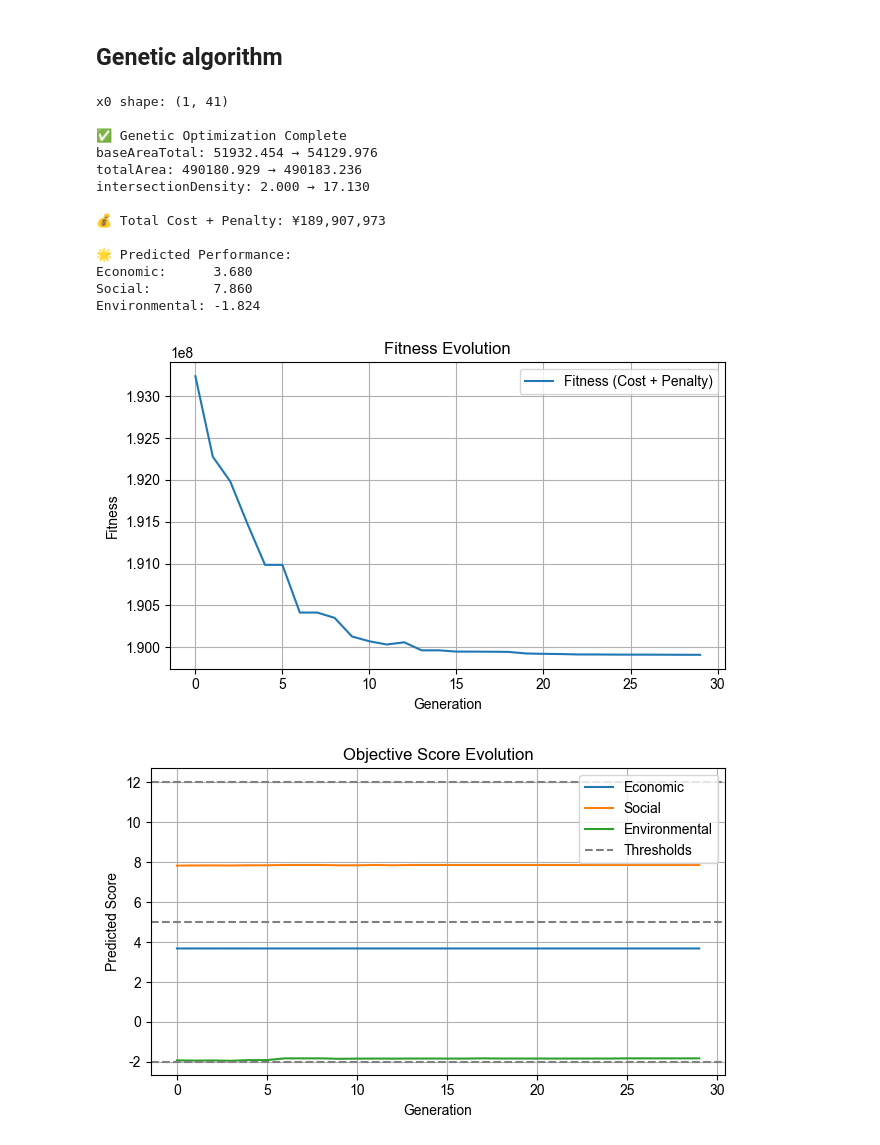
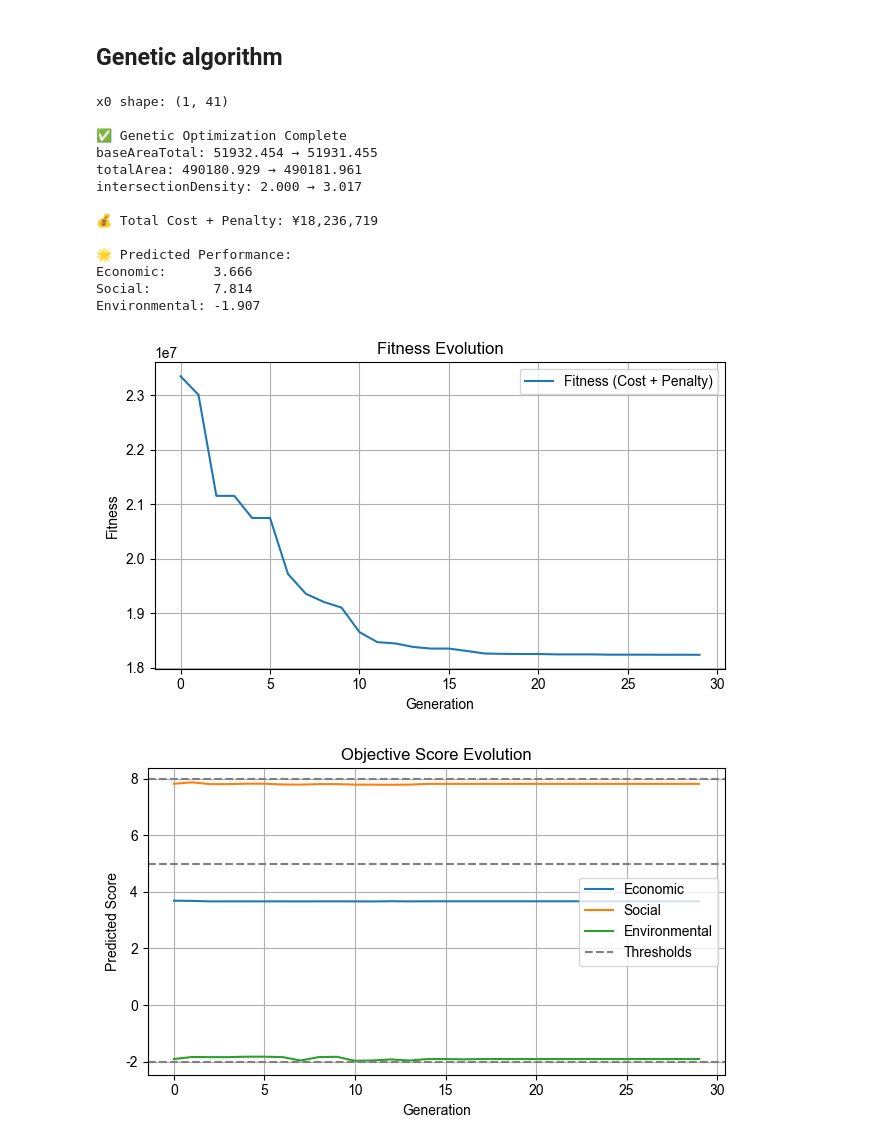
Before and after one commit to Sealxuyh/Urban-form, a Jupyter notebook: code/04_Optimization.ipynb, the cells around one changed output. Saved outputs shown, nothing was run; the diff lists cells and outputs as text; code cells hidden in the pictures.

```diff
--- a/code/04_Optimization.ipynb
+++ b/code/04_Optimization.ipynb
@@ -1002,18 +1002,18 @@ def run_genetic_optimization(
     baseline = np.array(x0_sub)
     normalized_trajectory = best_vars_history / baseline
 
-    # Plot normalized evolution
-    plt.figure(figsize=(8, 4))
-    for i in range(n_vars):
-        plt.plot(normalized_trajectory[:, i], label=opt_vars[i])
-    plt.axhline(y=1.0, color='gray', linestyle='--', linewidth=1)
-    plt.xlabel("Generation")
-    plt.ylabel("Relative to Baseline (×)")
-    plt.title("Variable Change Over Time (Relative to Baseline)")
-    plt.legend()
-    plt.grid(True)
-    plt.tight_layout()
-    plt.show()
+    # # Plot normalized evolution
+    # plt.figure(figsize=(8, 4))
+    # for i in range(n_vars):
+    #     plt.plot(normalized_trajectory[:, i], label=opt_vars[i])
+    # plt.axhline(y=1.0, color='gray', linestyle='--', linewidth=1)
+    # plt.xlabel("Generation")
+    # plt.ylabel("Relative to Baseline (×)")
+    # plt.title("Variable Change Over Time (Relative to Baseline)")
+    # plt.legend()
+    # plt.grid(True)
+    # plt.tight_layout()
+    # plt.show()
 
     # delta = best_vars_history - baseline  # 每代 - 初始
 
@@ -1033,39 +1033,39 @@ def run_genetic_optimization(
 # %%
 best_solution, best_fitness, best_x = run_genetic_optimization(
     block_selected=block_selected,  # 👈 pass the full DataFrame
     features=features,
     models=models,
-    thresholds={'economic': 5, 'social':12, 'environment': -2},
+    thresholds={'economic': 5, 'social':8, 'environment': -2},
     opt_vars=['baseAreaTotal', 'totalArea', 'intersectionDensity'],
     cost_weights={
         'baseAreaTotal': 500,
         'totalArea': 200,
-        'intersectionDensity': 1000,
+        'intersectionDensity': 100000,
     },
     bounds_dict={
         'baseAreaTotal': (15000, 75000), # range: 60,000, cost: 2,000
         'totalArea': (50000, 750000), # range: 700,000, cost: 1,000
         'intersectionDensity': (2, 44), # range: 42, cost: 3,000,000
     },
     population_size=100,
     ngen=30,
     rho=1e7,
     verbose=False,
     row_index=0  # 👈 choose which row to optimize
 )
 # %% [output]
 x0 shape: (1, 41)
 
 ✅ Genetic Optimization Complete
-baseAreaTotal: 51932.454 → 54129.976
-totalArea: 490180.929 → 490183.236
-intersectionDensity: 2.000 → 17.130
+baseAreaTotal: 51932.454 → 51931.455
+totalArea: 490180.929 → 490181.961
+intersectionDensity: 2.000 → 3.017
 
-💰 Total Cost + Penalty: ¥189,907,973
+💰 Total Cost + Penalty: ¥18,236,719
 
 🌟 Predicted Performance:
-Economic:      3.680
-Social:        7.860
-Environmental: -1.824
+Economic:      3.666
+Social:        7.814
+Environmental: -1.907
-[figure, old version]
+[figure, new version]
-[figure, old version]
+[figure, new version]
```
Also changed, not shown: parts of 1 cell of this notebook, 5 other files.
